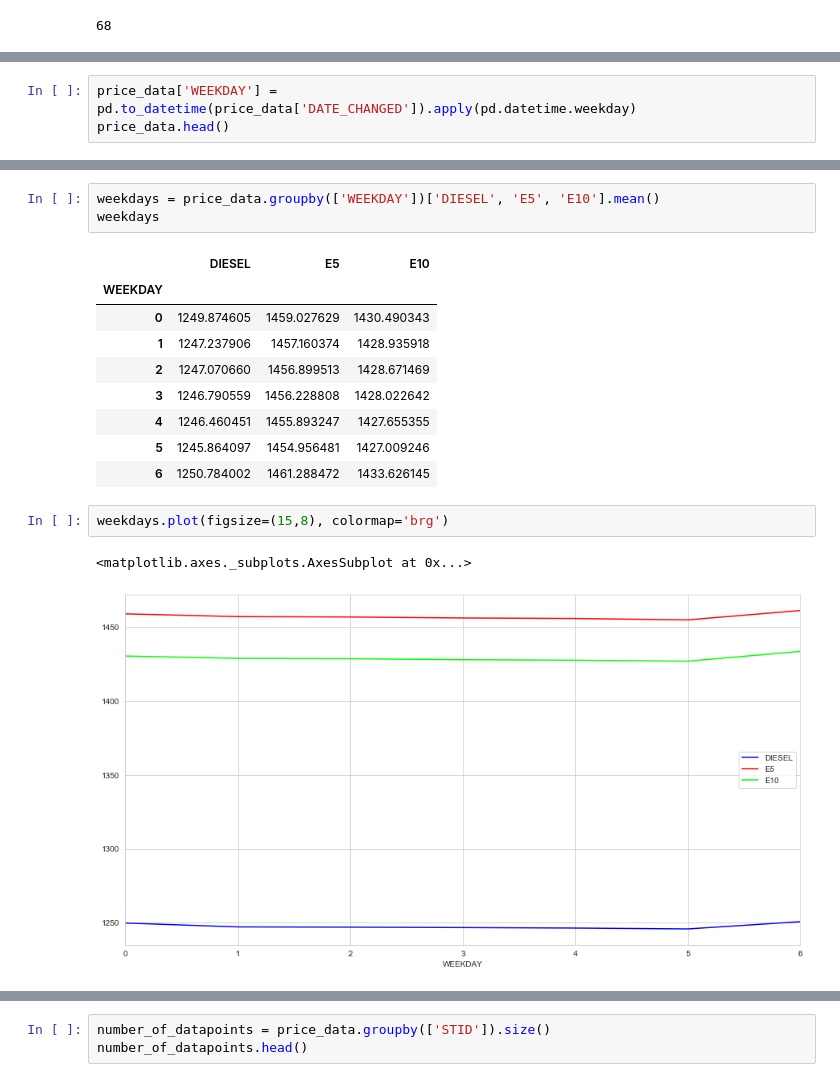
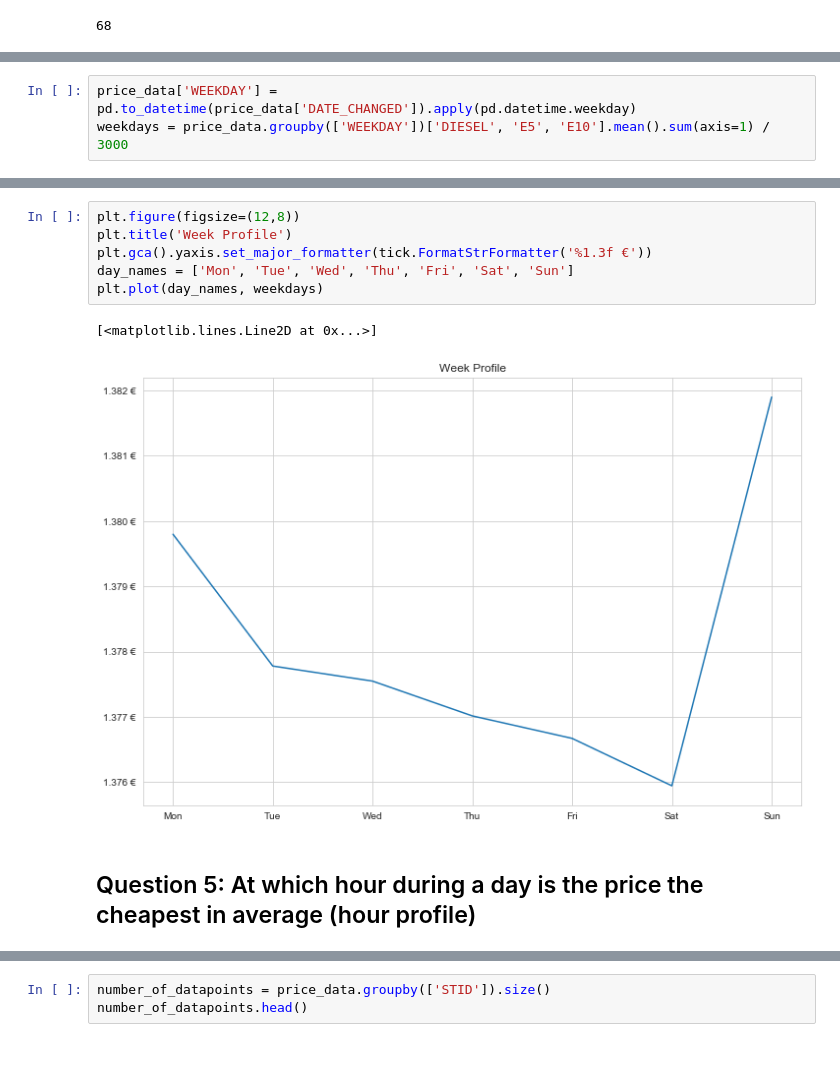
Before and after one commit to ds2019tukl/DS-2019-johannes-schauss, a Jupyter notebook: exercise_1.ipynb, the cells around one changed output, grey strips where cells are left out. Saved outputs shown, nothing was run; the diff lists cells and outputs as text; blank space fills up the shorter version.

```diff
--- a/exercise_1.ipynb
+++ b/exercise_1.ipynb
@@ -525,3 +514,3 @@ price_data.head()
 # %%
 price_data['WEEKDAY'] = pd.to_datetime(price_data['DATE_CHANGED']).apply(pd.datetime.weekday)
-price_data.head()
+weekdays = price_data.groupby(['WEEKDAY'])['DIESEL', 'E5', 'E10'].mean().sum(axis=1) / 3000
@@ -535,20 +517,13 @@ price_data.head()
-# %%
-weekdays = price_data.groupby(['WEEKDAY'])['DIESEL', 'E5', 'E10'].mean()
-weekdays
-# %% [output]
-|  | DIESEL | E5 | E10 |
-| WEEKDAY |  |  |  |
-| 0 | 1249.874605 | 1459.027629 | 1430.490343 |
-| 1 | 1247.237906 | 1457.160374 | 1428.935918 |
-| 2 | 1247.070660 | 1456.899513 | 1428.671469 |
-| 3 | 1246.790559 | 1456.228808 | 1428.022642 |
-| 4 | 1246.460451 | 1455.893247 | 1427.655355 |
-| 5 | 1245.864097 | 1454.956481 | 1427.009246 |
-| 6 | 1250.784002 | 1461.288472 | 1433.626145 |
-# %%
-weekdays.plot(figsize=(15,8), colormap='brg')
-# %% [output]
-<matplotlib.axes._subplots.AxesSubplot at 0x...>
-[figure, removed]
+# %%
+plt.figure(figsize=(12,8))
+plt.title('Week Profile')
+plt.gca().yaxis.set_major_formatter(tick.FormatStrFormatter('%1.3f €'))
+day_names = ['Mon', 'Tue', 'Wed', 'Thu', 'Fri', 'Sat', 'Sun']
+plt.plot(day_names, weekdays)
+# %% [output]
+[<matplotlib.lines.Line2D at 0x...>]
+[figure, added]
+# %% [markdown]
+## Question 5: At which hour during a day is the price the cheapest in average (hour profile)
 # %%
 price_data['HOUR'] = [pd.to_datetime(x).hour for x in price_data['DATE_CHANGED']]
```
Also changed, not shown: parts of 43 cells of this notebook.
